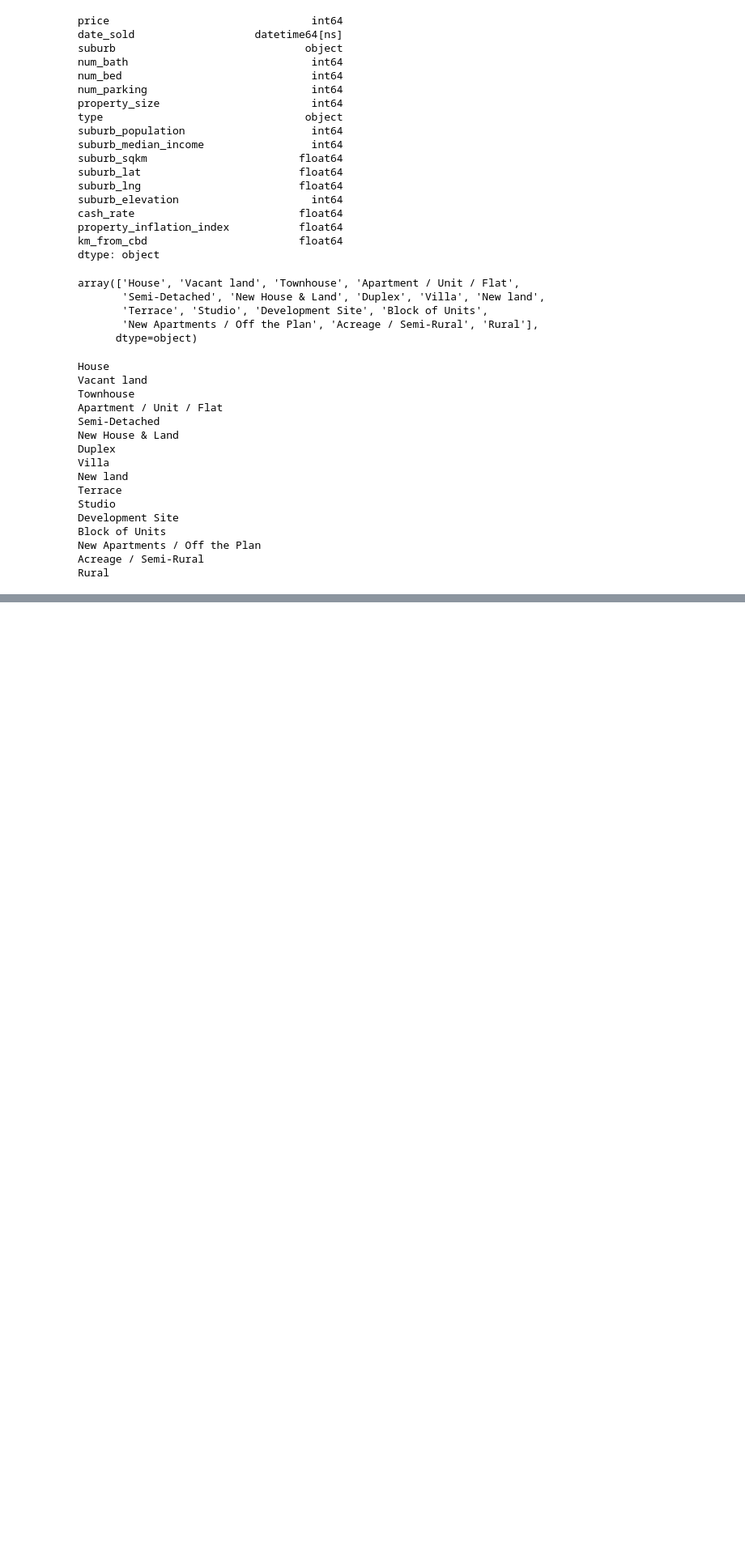
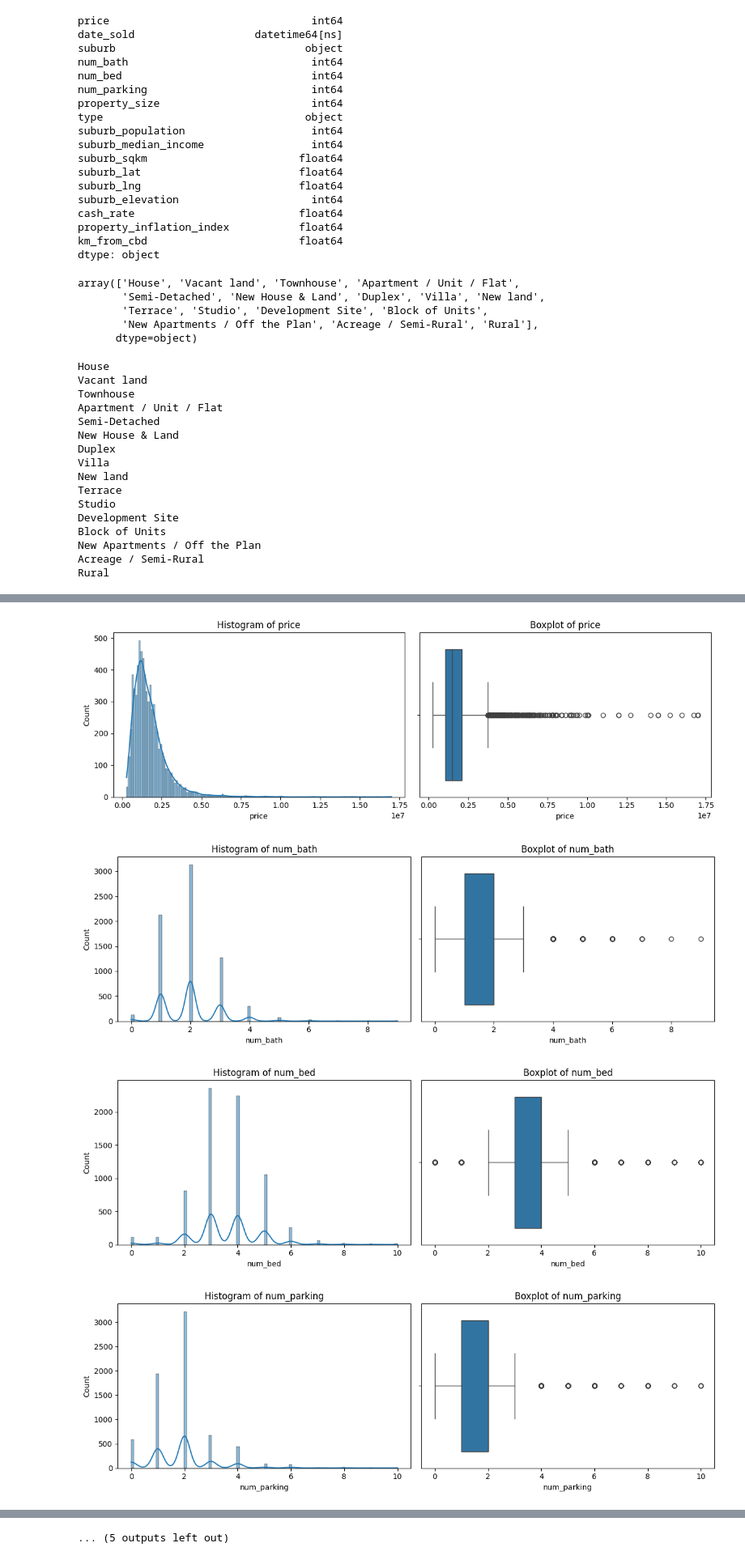
Before and after one commit to atharvakatkar/House_Pricing_Predictions, a Jupyter notebook: house_price_predictions.ipynb, the cells around one changed output, grey strips where cells are left out. Shown at 81% size. Cells and saved outputs as stored; diff of their text form; code cells hidden in the pictures; blank space fills up the shorter version.

```diff
--- a/house_price_predictions.ipynb
+++ b/house_price_predictions.ipynb
@@ -451,0 +561,10 @@ dtype: int64
+# %%
+# DROPPING COLUMNS BASED ON LOW CORR
+drop_cols = [
+    "avg._years_held",
+    "%_change",
+    "public_housing_%",
+    "cash_rate"
+]
+
+merged.drop(columns=drop_cols, inplace=True, errors="ignore")
@@ -451,0 +596,16 @@ dtype: int64
+# %%
+numerical_cols = merged.select_dtypes(include=["int64", "float64"]).columns
+
+for col in numerical_cols:
+    fig, axes = plt.subplots(1, 2, figsize=(12, 4))
+    sns.histplot(merged[col], kde=True, ax=axes[0])
+    axes[0].set_title(f'Histogram of {col}')
+    sns.boxplot(x=merged[col], ax=axes[1])
+    axes[1].set_title(f'Boxplot of {col}')
+    plt.tight_layout()
+    plt.show()
+# %% [output]
+[figure, added]
+[figure, added]
+[figure, added]
+[figure, added]
@@ -451,0 +620 @@ dtype: int64
+... (5 outputs left out)
```
Also changed, not shown: parts of 13 cells of this notebook.
